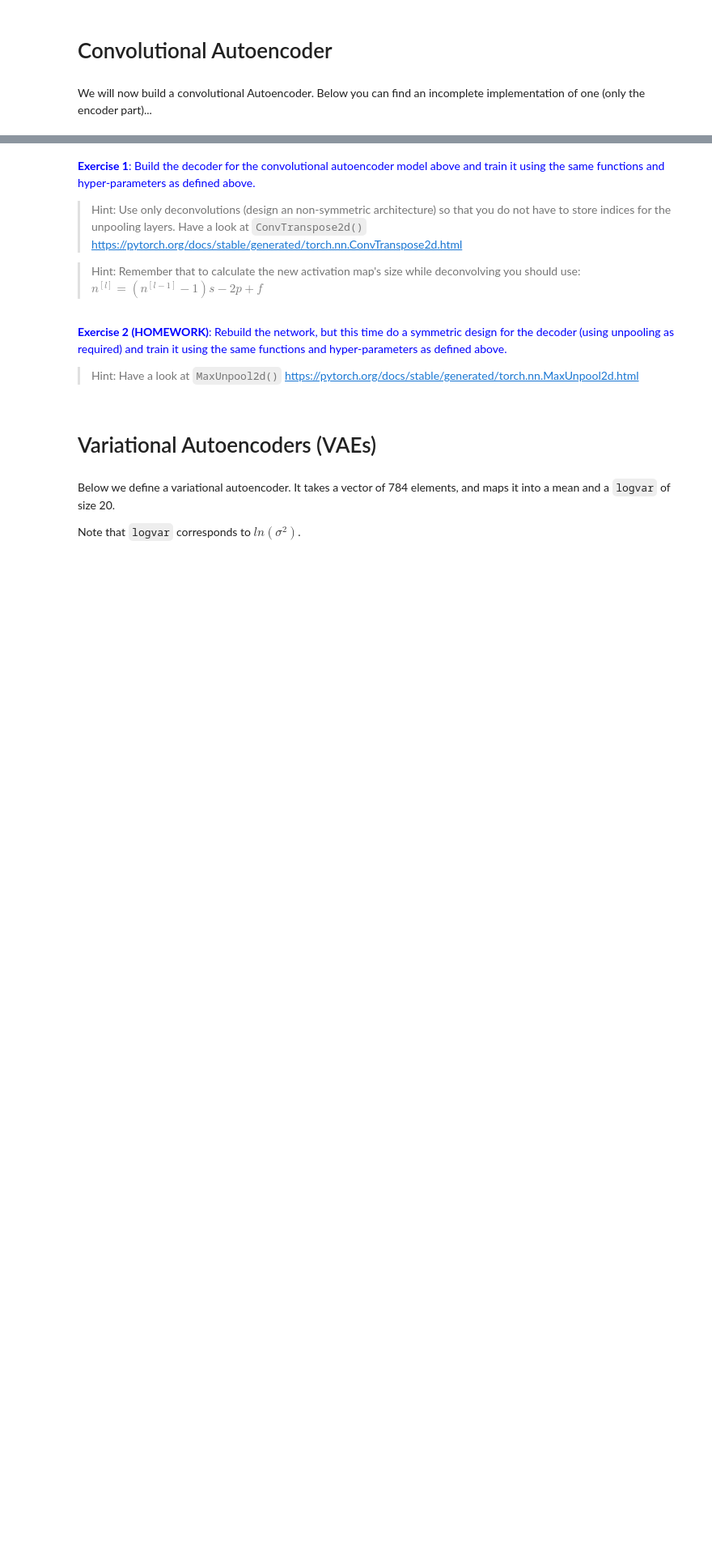
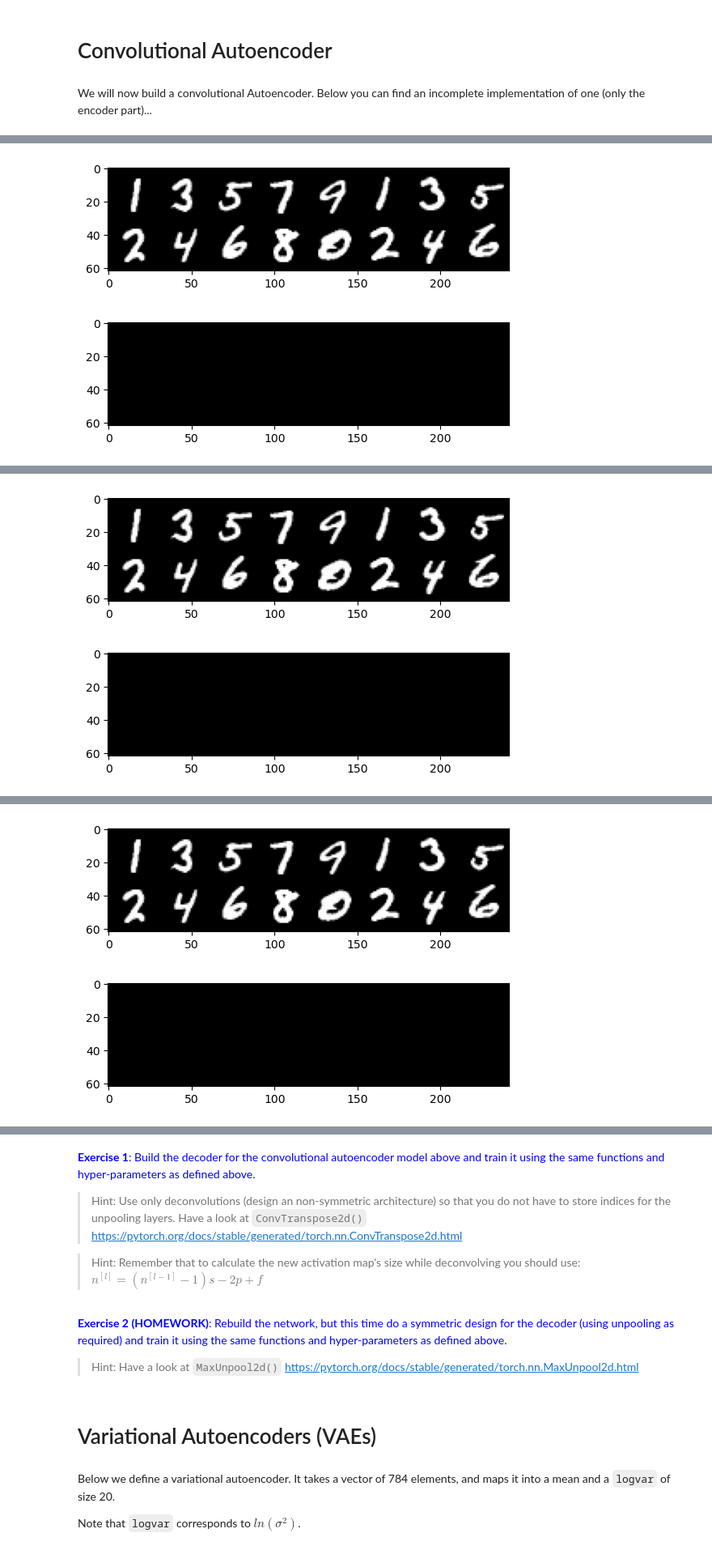
Before and after one commit to Haradai/DL2022-23, a Jupyter notebook: Problems 7 - Autoencoders/P7_Autoencoders.ipynb, the cells around one changed output, grey strips where cells are left out. Shown at 81% size. Drawn from its saved outputs; the diff is of its cells as text; code cells hidden in the pictures; blank space fills up the shorter version.

```diff
--- a/Problems 7 - Autoencoders/P7_Autoencoders.ipynb
+++ b/Problems 7 - Autoencoders/P7_Autoencoders.ipynb
@@ -203,22 +187,23 @@ class ConvAE(nn.Module):
             nn.MaxPool2d(2, stride=1)  # b, 8, 2, 2
         )
         self.decoder = nn.Sequential(
-            nn.ConvTranspose2d(8, 16, 3, stride=2, padding=1),
-            nn.ReLU(), #necessary?
-            nn.ConvTranspose2d(16, 16, 3, stride=3, padding=1),
-            nn.ReLU(), #necessary?
-            nn.ConvTranspose2d(16, 16, 5, stride=1, padding=0),
-            nn.ReLU(), #necessary?
-            nn.ConvTranspose2d(16, 8, 3, stride=2, padding=0),
-            nn.ReLU(), #necessary?
-            nn.ConvTranspose2d(8, 1, 6, stride=1, padding=0),
-            nn.Sigmoid()
+            nn.ConvTranspose2d(8, 13, kernel_size=3, stride=3, padding=0), #b, 16, 4, 4
+            nn.ReLU(),
+            nn.ConvTranspose2d(13, 16, kernel_size=3, stride=3, padding=0), #b, 16, 6, 6
+            nn.ReLU(),
+            nn.ConvTranspose2d(16, 10, kernel_size=5, stride=1, padding=0), #b, 16, 6, 6
+            nn.ReLU(),
+            nn.ConvTranspose2d(10, 1, kernel_size=7, stride=1, padding=0), #b, 16, 6, 6
+            nn.ReLU(),
+            #nn.Sigmoid()
         )
 
     def forward(self, x):
+        #print(x.shape)
         x = self.encoder(x)
-        print(x.shape)
+        #print(x.shape)
         x = self.decoder(x)
+        #print(x.shape)
 
         return x
 # %%
@@ -229,6 +222,6 @@ optimizer = torch.optim.Adam(model.parameters(), lr=1e-3)
 # %%
 epochs=10
 for epoch in range(epochs):
-    train(model, train_loader, optimizer, criterion, reshape=True)
-    test(model, test_loader, criterion, reshape=True)
+    train(model, train_loader, optimizer, criterion, reshape=False)
+    test(model, test_loader, criterion, reshape=False)
 # %% [output]
@@ -235,0 +230,2 @@ RuntimeError: Expected 3D (unbatched) or 4D (batched) input to conv2d, but got i
+[figure, added]
+[figure, added]
@@ -235,0 +234,2 @@ RuntimeError: Expected 3D (unbatched) or 4D (batched) input to conv2d, but got i
+[figure, added]
+[figure, added]
@@ -235,0 +238,2 @@ RuntimeError: Expected 3D (unbatched) or 4D (batched) input to conv2d, but got i
+[figure, added]
+[figure, added]
```
Also changed, not shown: parts of 4 cells of this notebook, 1 other file.
